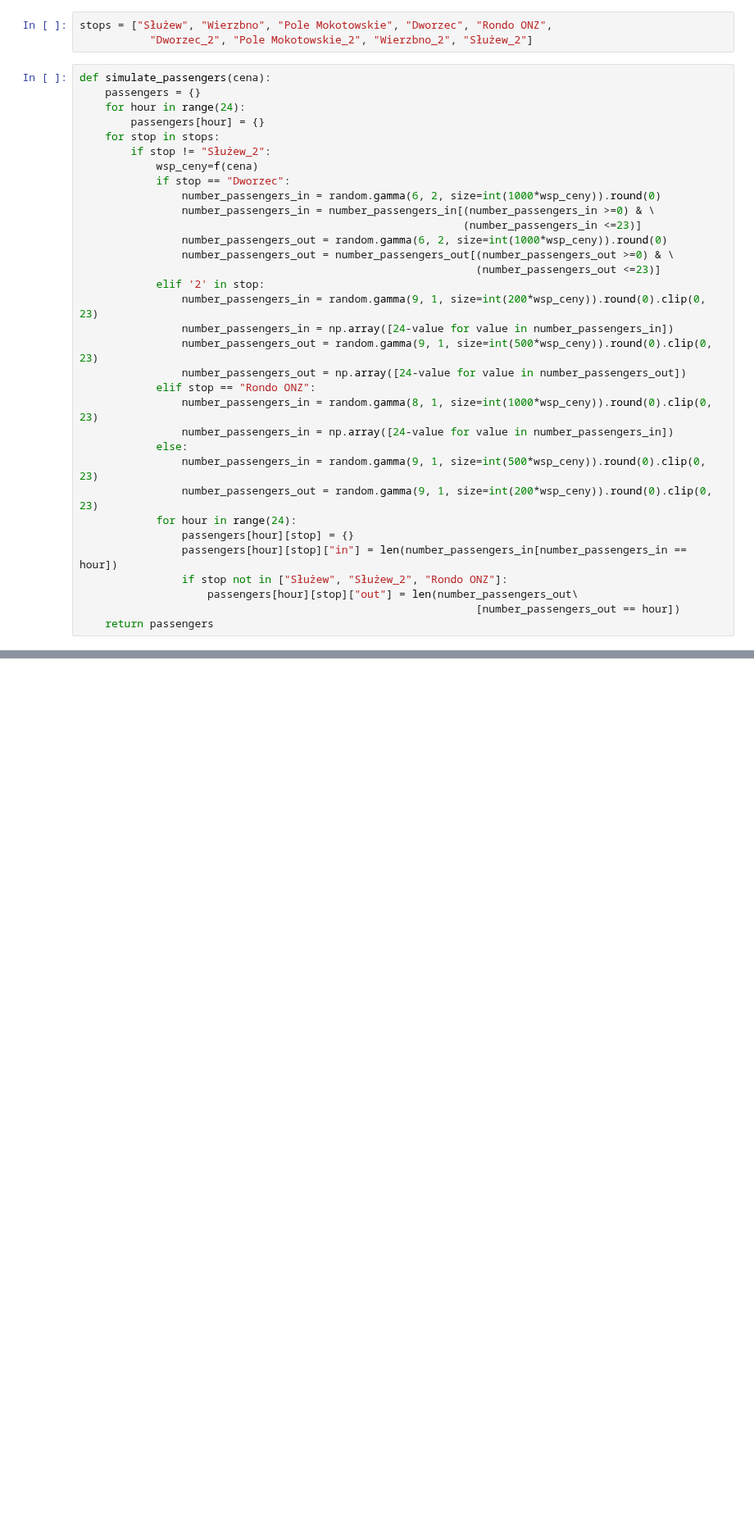
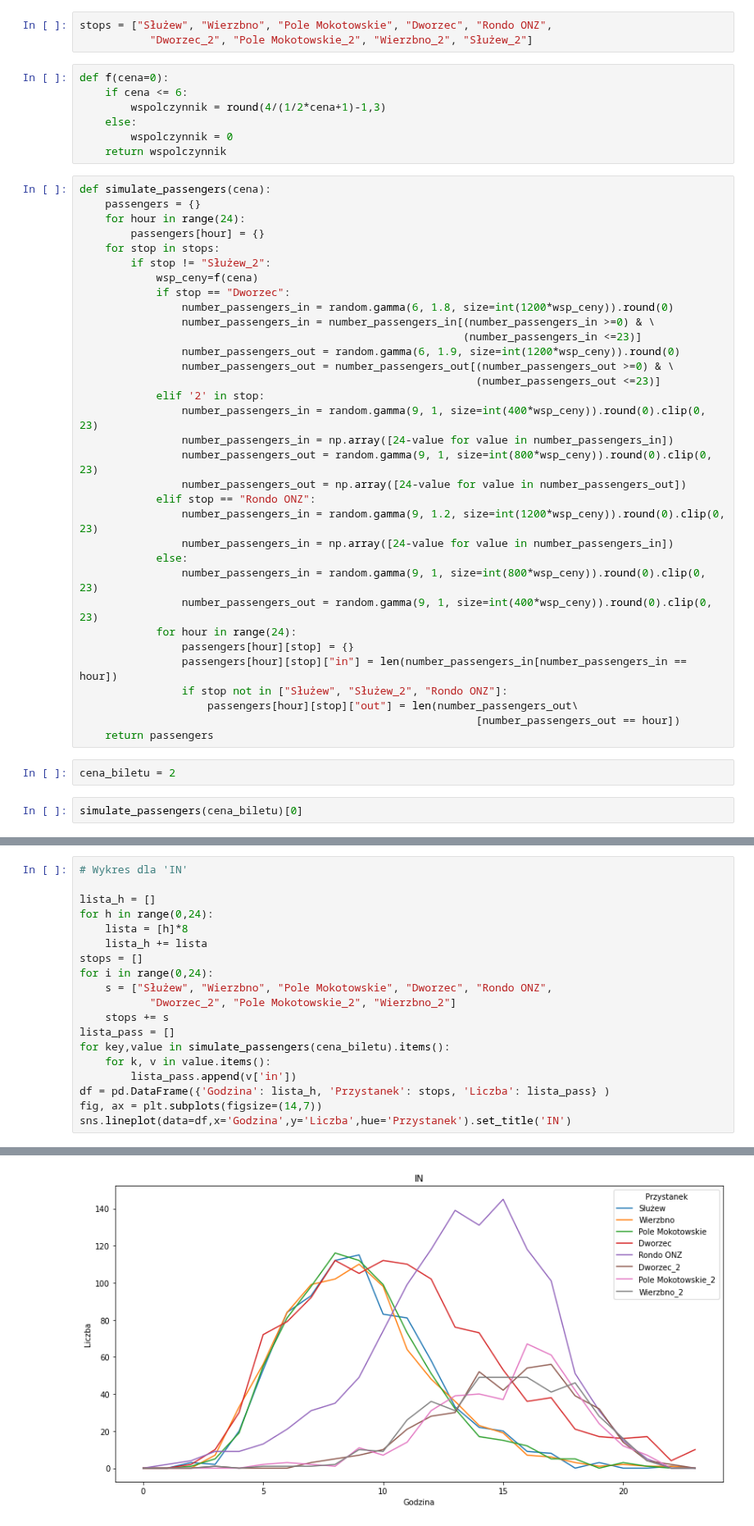
Before and after one commit to fmordarski/Passengers-simulation, a Jupyter notebook: Raport_MZK.ipynb, the cells around one changed output, grey strips where cells are left out. Shown at 82% size. Saved outputs shown, nothing was run; the diff lists cells and outputs as text; blank space fills up the shorter version.

```diff
--- a/Raport_MZK.ipynb
+++ b/Raport_MZK.ipynb
@@ -9,6 +9,13 @@ import matplotlib.pyplot as plt
 # %%
 stops = ["Służew", "Wierzbno", "Pole Mokotowskie", "Dworzec", "Rondo ONZ",
            "Dworzec_2", "Pole Mokotowskie_2", "Wierzbno_2", "Służew_2"]
+# %%
+def f(cena=0):
+    if cena <= 6:
+        wspolczynnik = round(4/(1/2*cena+1)-1,3)
+    else:
+        wspolczynnik = 0
+    return wspolczynnik
 # %%
 def simulate_passengers(cena):
     passengers = {}
@@ -18,23 +25,23 @@ def simulate_passengers(cena):
         if stop != "Służew_2":
             wsp_ceny=f(cena)
             if stop == "Dworzec":
-                number_passengers_in = random.gamma(6, 2, size=int(1000*wsp_ceny)).round(0)
+                number_passengers_in = random.gamma(6, 1.8, size=int(1200*wsp_ceny)).round(0)
                 number_passengers_in = number_passengers_in[(number_passengers_in >=0) & \
                                                             (number_passengers_in <=23)]
-                number_passengers_out = random.gamma(6, 2, size=int(1000*wsp_ceny)).round(0)
+                number_passengers_out = random.gamma(6, 1.9, size=int(1200*wsp_ceny)).round(0)
                 number_passengers_out = number_passengers_out[(number_passengers_out >=0) & \
                                                               (number_passengers_out <=23)]
             elif '2' in stop:
-                number_passengers_in = random.gamma(9, 1, size=int(200*wsp_ceny)).round(0).clip(0, 23)
+                number_passengers_in = random.gamma(9, 1, size=int(400*wsp_ceny)).round(0).clip(0, 23)
                 number_passengers_in = np.array([24-value for value in number_passengers_in])
-                number_passengers_out = random.gamma(9, 1, size=int(500*wsp_ceny)).round(0).clip(0, 23)
+                number_passengers_out = random.gamma(9, 1, size=int(800*wsp_ceny)).round(0).clip(0, 23)
                 number_passengers_out = np.array([24-value for value in number_passengers_out])
             elif stop == "Rondo ONZ":
-                number_passengers_in = random.gamma(8, 1, size=int(1000*wsp_ceny)).round(0).clip(0, 23)
+                number_passengers_in = random.gamma(9, 1.2, size=int(1200*wsp_ceny)).round(0).clip(0, 23)
                 number_passengers_in = np.array([24-value for value in number_passengers_in])
             else:
-                number_passengers_in = random.gamma(9, 1, size=int(500*wsp_ceny)).round(0).clip(0, 23)
-                number_passengers_out = random.gamma(9, 1, size=int(200*wsp_ceny)).round(0).clip(0, 23)
+                number_passengers_in = random.gamma(9, 1, size=int(800*wsp_ceny)).round(0).clip(0, 23)
+                number_passengers_out = random.gamma(9, 1, size=int(400*wsp_ceny)).round(0).clip(0, 23)
             for hour in range(24):
                 passengers[hour][stop] = {}
                 passengers[hour][stop]["in"] = len(number_passengers_in[number_passengers_in == hour])
@@ -42,3 +49,7 @@ def simulate_passengers(cena):
                     passengers[hour][stop]["out"] = len(number_passengers_out\
                                                               [number_passengers_out == hour])
     return passengers
+# %%
+cena_biletu = 2
+# %%
+simulate_passengers(cena_biletu)[0]
@@ -44,0 +65,20 @@ def simulate_passengers(cena):
+# %%
+# Wykres dla 'IN'
+
+lista_h = []
+for h in range(0,24):
+    lista = [h]*8
+    lista_h += lista
+stops = []
+for i in range(0,24):
+    s = ["Służew", "Wierzbno", "Pole Mokotowskie", "Dworzec", "Rondo ONZ",
+           "Dworzec_2", "Pole Mokotowskie_2", "Wierzbno_2"]
+    stops += s
+lista_pass = []
+for key,value in simulate_passengers(cena_biletu).items():
+    for k, v in value.items():
+        lista_pass.append(v['in'])
+df = pd.DataFrame({'Godzina': lista_h, 'Przystanek': stops, 'Liczba': lista_pass} )
+fig, ax = plt.subplots(figsize=(14,7))
+sns.lineplot(data=df,x='Godzina',y='Liczba',hue='Przystanek').set_title('IN')
+# %% [output]
@@ -44,0 +86 @@ def simulate_passengers(cena):
+[figure, added]
```
Also changed, not shown: parts of 12 cells of this notebook.
